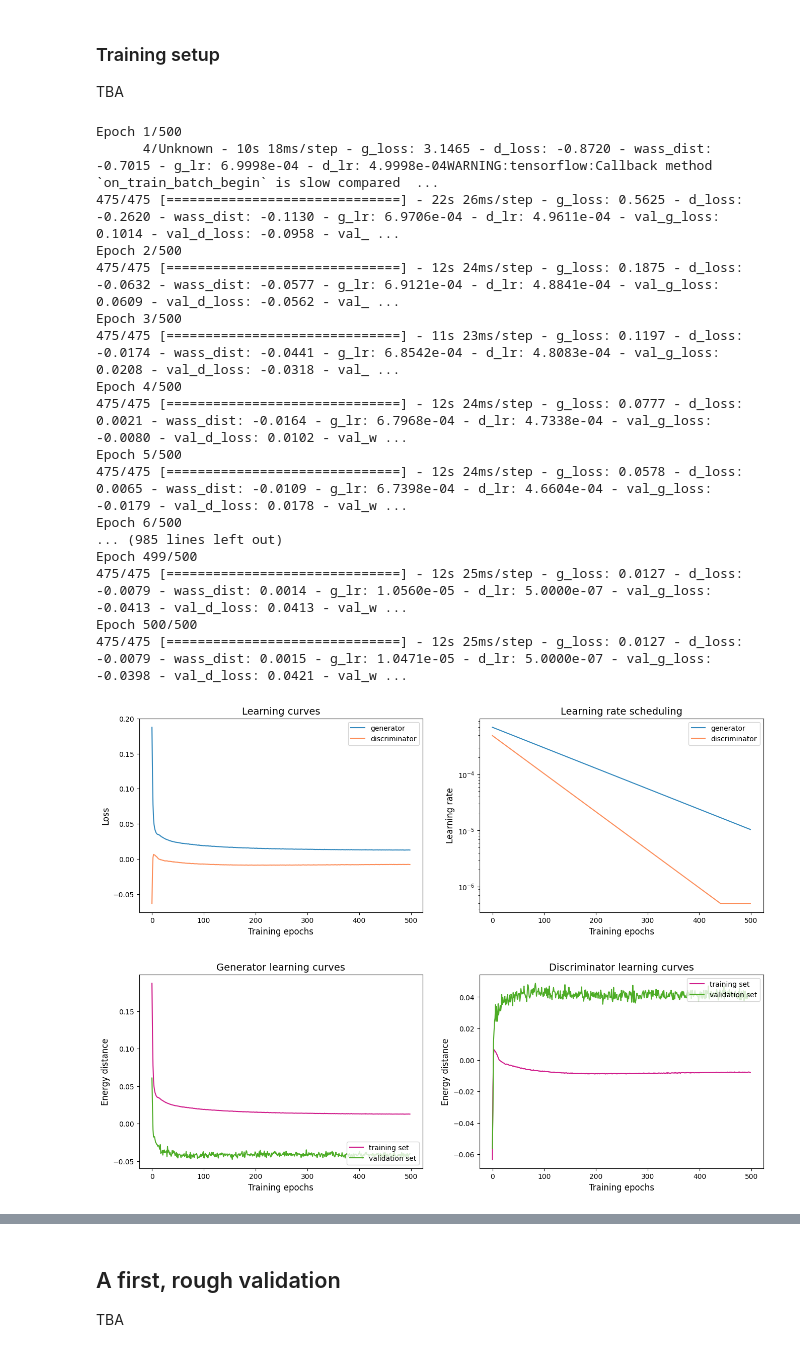
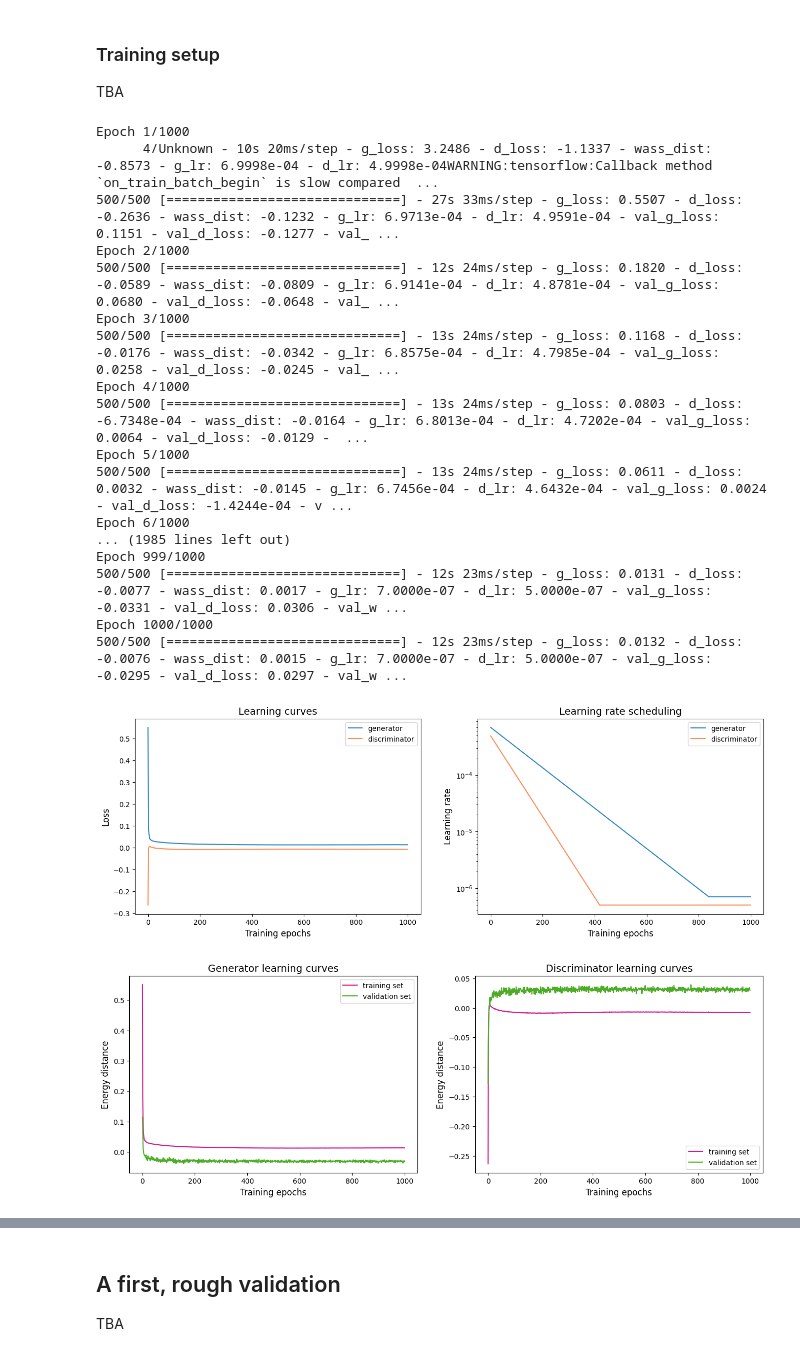
Before and after one commit to LamarrSim/lb-pidsim-train, a Jupyter notebook: notebooks/GlobalPID-nm-pion-train.ipynb, the cells around one changed output, grey strips where cells are left out. Drawn from its saved outputs; the diff is of its cells as text; code cells hidden in the pictures.

```diff
--- a/notebooks/GlobalPID-nm-pion-train.ipynb
+++ b/notebooks/GlobalPID-nm-pion-train.ipynb
@@ -262,7 +262,7 @@ callbacks = list()
 g_lr_sched = LearnRateExpDecay(
     gan.generator_optimizer,
     decay_rate=0.1,
-    decay_steps=130_000,
+    decay_steps=140_000,
     min_learning_rate=g_lr0/1e3,
     verbose=True,
     key="g_lr",
@@ -290,7 +290,7 @@ callbacks.append(d_lr_sched)
 # %%
 from datetime import datetime
 
-batch_size = 12_000
+batch_size = 9_500
 num_epochs = 1000 if not TEST else 150
 
 data_train = ds_train.batch(batch_size, drop_remainder=True).prefetch(tf.data.AUTOTUNE)
@@ -307,50 +307,50 @@ if not TEST:
 else:
     prefix = "test"
 # %% [output]
-Epoch 1/500
-      4/Unknown - 10s 18ms/step - g_loss: 3.1465 - d_loss: -0.8720 - wass_dist: -0.7015 - g_lr: 6.9998e-04 - d_lr: 4.9998e-04WARNING:tensorflow:Callback method `on_train_batch_begin` is slow compared  ...
-475/475 [==============================] - 22s 26ms/step - g_loss: 0.5625 - d_loss: -0.2620 - wass_dist: -0.1130 - g_lr: 6.9706e-04 - d_lr: 4.9611e-04 - val_g_loss: 0.1014 - val_d_loss: -0.0958 - val_ ...
-Epoch 2/500
-475/475 [==============================] - 12s 24ms/step - g_loss: 0.1875 - d_loss: -0.0632 - wass_dist: -0.0577 - g_lr: 6.9121e-04 - d_lr: 4.8841e-04 - val_g_loss: 0.0609 - val_d_loss: -0.0562 - val_ ...
-Epoch 3/500
-475/475 [==============================] - 11s 23ms/step - g_loss: 0.1197 - d_loss: -0.0174 - wass_dist: -0.0441 - g_lr: 6.8542e-04 - d_lr: 4.8083e-04 - val_g_loss: 0.0208 - val_d_loss: -0.0318 - val_ ...
-Epoch 4/500
-475/475 [==============================] - 12s 24ms/step - g_loss: 0.0777 - d_loss: 0.0021 - wass_dist: -0.0164 - g_lr: 6.7968e-04 - d_lr: 4.7338e-04 - val_g_loss: -0.0080 - val_d_loss: 0.0102 - val_w ...
-Epoch 5/500
-475/475 [==============================] - 12s 24ms/step - g_loss: 0.0578 - d_loss: 0.0065 - wass_dist: -0.0109 - g_lr: 6.7398e-04 - d_lr: 4.6604e-04 - val_g_loss: -0.0179 - val_d_loss: 0.0178 - val_w ...
-Epoch 6/500
-... (985 lines left out)
-Epoch 499/500
-475/475 [==============================] - 12s 25ms/step - g_loss: 0.0127 - d_loss: -0.0079 - wass_dist: 0.0014 - g_lr: 1.0560e-05 - d_lr: 5.0000e-07 - val_g_loss: -0.0413 - val_d_loss: 0.0413 - val_w ...
-Epoch 500/500
-475/475 [==============================] - 12s 25ms/step - g_loss: 0.0127 - d_loss: -0.0079 - wass_dist: 0.0015 - g_lr: 1.0471e-05 - d_lr: 5.0000e-07 - val_g_loss: -0.0398 - val_d_loss: 0.0421 - val_w ...
+Epoch 1/1000
+      4/Unknown - 10s 20ms/step - g_loss: 3.2486 - d_loss: -1.1337 - wass_dist: -0.8573 - g_lr: 6.9998e-04 - d_lr: 4.9998e-04WARNING:tensorflow:Callback method `on_train_batch_begin` is slow compared  ...
+500/500 [==============================] - 27s 33ms/step - g_loss: 0.5507 - d_loss: -0.2636 - wass_dist: -0.1232 - g_lr: 6.9713e-04 - d_lr: 4.9591e-04 - val_g_loss: 0.1151 - val_d_loss: -0.1277 - val_ ...
+Epoch 2/1000
+500/500 [==============================] - 12s 24ms/step - g_loss: 0.1820 - d_loss: -0.0589 - wass_dist: -0.0809 - g_lr: 6.9141e-04 - d_lr: 4.8781e-04 - val_g_loss: 0.0680 - val_d_loss: -0.0648 - val_ ...
+Epoch 3/1000
+500/500 [==============================] - 13s 24ms/step - g_loss: 0.1168 - d_loss: -0.0176 - wass_dist: -0.0342 - g_lr: 6.8575e-04 - d_lr: 4.7985e-04 - val_g_loss: 0.0258 - val_d_loss: -0.0245 - val_ ...
+Epoch 4/1000
+500/500 [==============================] - 13s 24ms/step - g_loss: 0.0803 - d_loss: -6.7348e-04 - wass_dist: -0.0164 - g_lr: 6.8013e-04 - d_lr: 4.7202e-04 - val_g_loss: 0.0064 - val_d_loss: -0.0129 -  ...
+Epoch 5/1000
+500/500 [==============================] - 13s 24ms/step - g_loss: 0.0611 - d_loss: 0.0032 - wass_dist: -0.0145 - g_lr: 6.7456e-04 - d_lr: 4.6432e-04 - val_g_loss: 0.0024 - val_d_loss: -1.4244e-04 - v ...
+Epoch 6/1000
+... (1985 lines left out)
+Epoch 999/1000
+500/500 [==============================] - 12s 23ms/step - g_loss: 0.0131 - d_loss: -0.0077 - wass_dist: 0.0017 - g_lr: 7.0000e-07 - d_lr: 5.0000e-07 - val_g_loss: -0.0331 - val_d_loss: 0.0306 - val_w ...
+Epoch 1000/1000
+500/500 [==============================] - 12s 23ms/step - g_loss: 0.0132 - d_loss: -0.0076 - wass_dist: 0.0015 - g_lr: 7.0000e-07 - d_lr: 5.0000e-07 - val_g_loss: -0.0295 - val_d_loss: 0.0297 - val_w ...
 # %%
 plt.figure(figsize=(16, 5), dpi=100)
 
-start_epoch = 1
+start_epoch = 0
 
 plt.subplot(1, 2, 1)
 plt.title("Learning curves", fontsize=14)
 plt.xlabel("Training epochs", fontsize=12)
 plt.ylabel("Loss", fontsize=12)
 plt.plot(train.history["g_loss"][start_epoch:], color="#3288bd", label="generator")
 plt.plot(train.history["d_loss"][start_epoch:], color="#fc8d59", label="discriminator")
 # plt.plot(train.history["r_loss"], color="#4dac26", label="referee")
 plt.legend(loc="upper right", fontsize=10)
 
 plt.subplot(1, 2, 2)
 plt.title("Learning rate scheduling", fontsize=14)
 plt.xlabel("Training epochs", fontsize=12)
 plt.ylabel("Learning rate", fontsize=12)
 plt.plot(train.history["g_lr"], color="#3288bd", label="generator")
 plt.plot(train.history["d_lr"], color="#fc8d59", label="discriminator")
 # plt.plot(train.history["r_lr"], color="#4dac26", label="referee")
 plt.legend(loc="upper right", fontsize=10)
 plt.yscale("log")
 
 plt.show()
 # %% [output]
-[figure, old version]
+[figure, new version]
 # %%
 plt.figure(figsize=(16, 5), dpi=100)
 
@@ -360,7 +360,7 @@ plt.xlabel("Training epochs", fontsize=12)
 plt.ylabel(gan.loss_name, fontsize=12)
 plt.plot(train.history["g_loss"][start_epoch:], color="#d01c8b", label="training set")
 plt.plot(train.history["val_g_loss"][start_epoch:], color="#4dac26", label="validation set")
-plt.legend(loc="lower right", fontsize=10)
+plt.legend(loc="upper right", fontsize=10)
 
 plt.subplot(1, 2, 2)
 plt.title("Discriminator learning curves", fontsize=14)
@@ -368,11 +368,11 @@ plt.xlabel("Training epochs", fontsize=12)
 plt.ylabel(gan.loss_name, fontsize=12)
 plt.plot(train.history["d_loss"][start_epoch:], color="#d01c8b", label="training set")
 plt.plot(train.history["val_d_loss"][start_epoch:], color="#4dac26", label="validation set")
-plt.legend(loc="upper right", fontsize=10)
+plt.legend(loc="lower right", fontsize=10)
 
 plt.show()
 # %% [output]
-[figure, old version]
+[figure, new version]
 # %%
 plt.figure(figsize=(24, 5), dpi=100)
 
```
Also changed, not shown: parts of 3 cells of this notebook.
